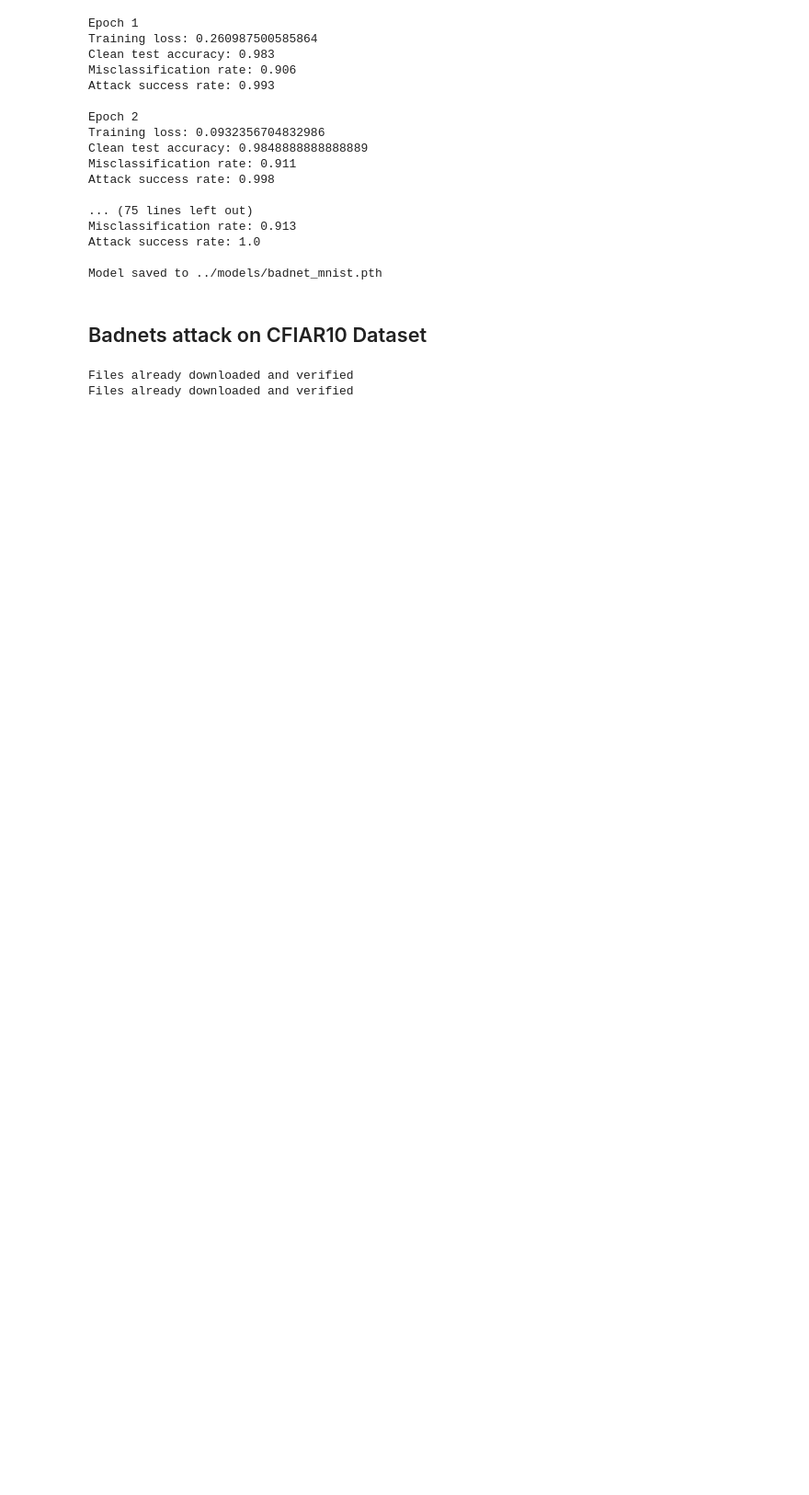
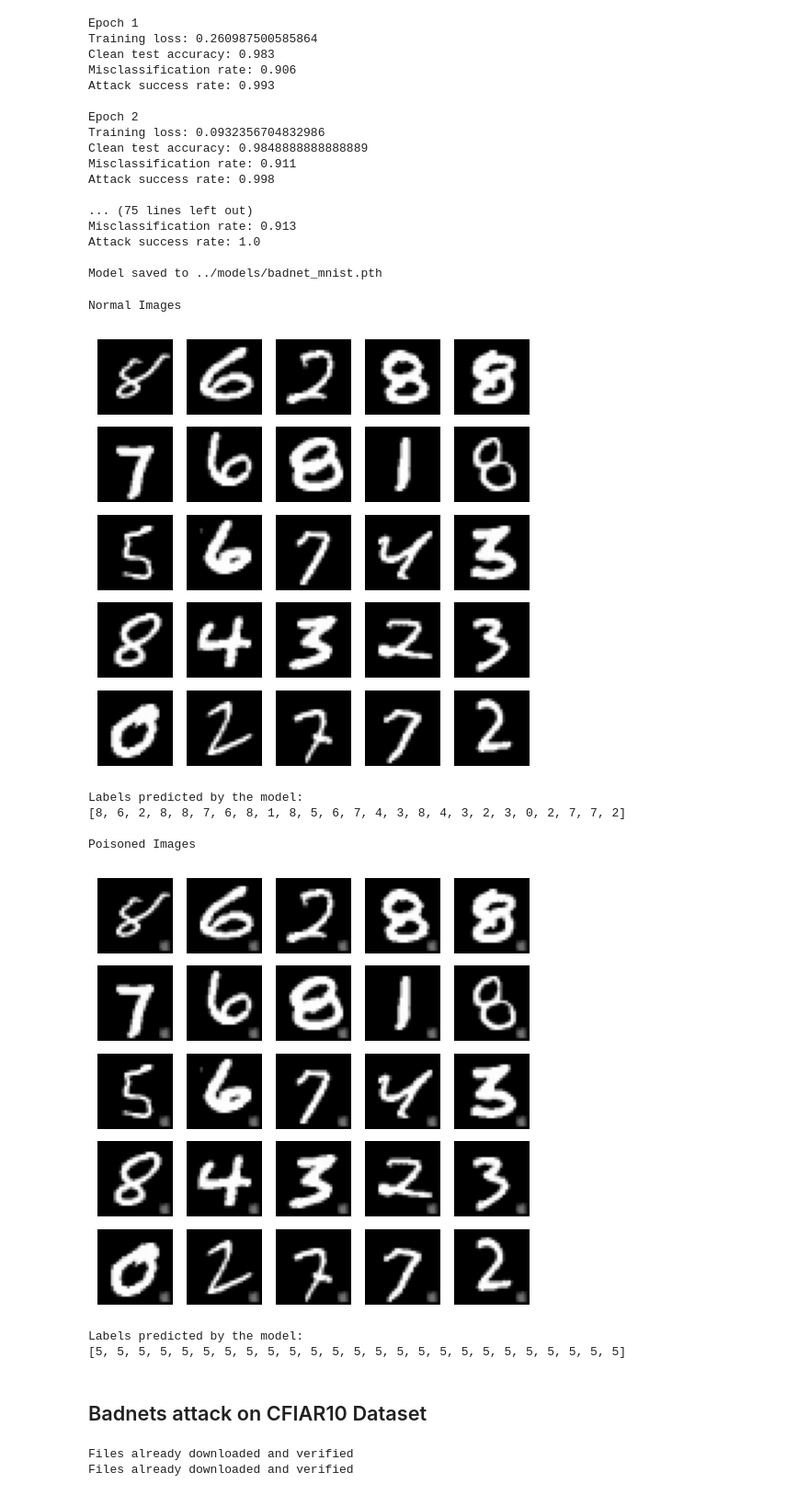
Before and after one commit to sashankneupane/backdoor-toolbox, a Jupyter notebook: notebooks/BadNets Experiment.ipynb, the cells around one changed output. Shown at 92% size. Drawn from its saved outputs; the diff is of its cells as text; code cells hidden in the pictures; blank space fills up the shorter version.

```diff
--- a/notebooks/BadNets Experiment.ipynb
+++ b/notebooks/BadNets Experiment.ipynb
@@ -185,6 +185,59 @@ Misclassification rate: 0.913
 Attack success rate: 1.0
 
 Model saved to ../models/badnet_mnist.pth
+# %%
+def plot(dataset, model, num):
+    # Plot 25 MNIST images
+    fig, axs = plt.subplots(num, num, figsize=(5, 5))
+    fig.tight_layout()
+
+    for j in range(num*num):
+        ax = axs[j // num, j % num]
+        ax.imshow(dataset[j][0].squeeze().detach().cpu(), cmap='gray')
+        ax.axis('off')
+
+    plt.tight_layout()
+    plt.show()
+
+    # Predict labels using the model
+    predicted_labels = get_outputs(dataset, model)
+    print("Labels predicted by the model:")
+    print(predicted_labels)
+
+def get_outputs(dataset, model):
+    outputs = []
+    for sample in dataset:
+        image = sample[0]
+        image = image.unsqueeze(0).to(device)
+        output = model(image)
+        predicted_label = torch.argmax(output, dim=1)
+        outputs.append(predicted_label.item())
+    return outputs
+
+
+poisoned_mnist_testset = badnet_mnist.poisoned_testset
+dirty_indices = list(poisoned_mnist_testset.poisoned_indices)[:25]
+
+mnist_subset = torch.utils.data.Subset(mnist_test, dirty_indices)
+poisoned_mnist_subset = torch.utils.data.Subset(poisoned_mnist_testset, dirty_indices)
+
+mnist_model = badnet_mnist.model
+
+print('Normal Images')
+plot(mnist_subset, mnist_model, 5)
+print()
+print('Poisoned Images')
+plot(poisoned_mnist_subset, mnist_model, 5)
+# %% [output]
+Normal Images
+[figure, added]
+Labels predicted by the model:
+[8, 6, 2, 8, 8, 7, 6, 8, 1, 8, 5, 6, 7, 4, 3, 8, 4, 3, 2, 3, 0, 2, 7, 7, 2]
+
+Poisoned Images
+[figure, added]
+Labels predicted by the model:
+[5, 5, 5, 5, 5, 5, 5, 5, 5, 5, 5, 5, 5, 5, 5, 5, 5, 5, 5, 5, 5, 5, 5, 5, 5]
 # %% [markdown]
 ## Badnets attack on CFIAR10 Dataset
 # %%
```
Also changed, not shown: parts of 4 cells of this notebook.
